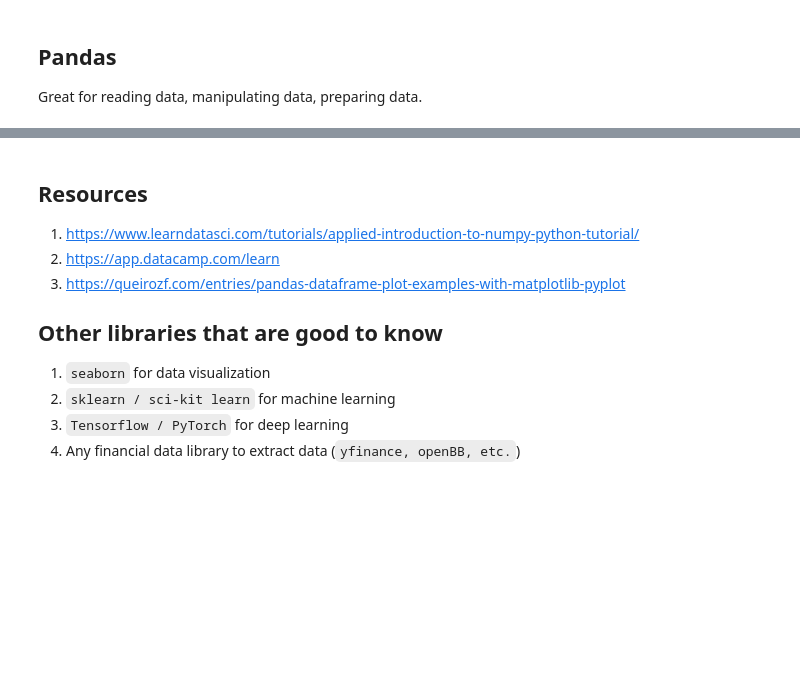
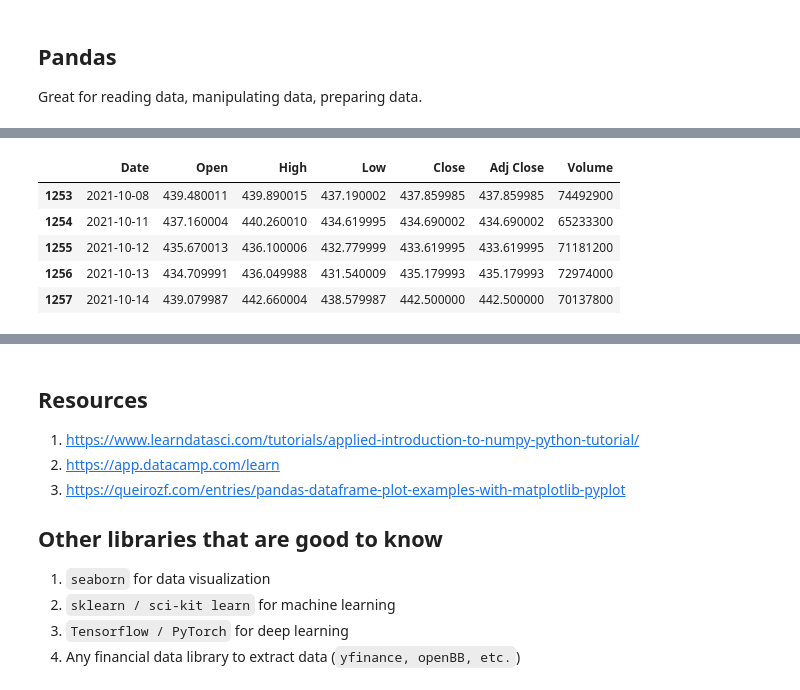
Before and after one commit to irened123/qj-s24, a Jupyter notebook: lecture0_crashcourse.ipynb, the cells around one changed output, grey strips where cells are left out. Saved outputs shown, nothing was run; the diff lists cells and outputs as text; code cells hidden in the pictures; blank space fills up the shorter version.

```diff
--- a/lecture0_crashcourse.ipynb
+++ b/lecture0_crashcourse.ipynb
@@ -223,5 +238,13 @@ data
 # %%
 data.head()
 # data.tail()
+data.tail()
+# %% [output]
+|  | Date | Open | High | Low | Close | Adj Close | Volume |
+| 1253 | 2021-10-08 | 439.480011 | 439.890015 | 437.190002 | 437.859985 | 437.859985 | 74492900 |
+| 1254 | 2021-10-11 | 437.160004 | 440.260010 | 434.619995 | 434.690002 | 434.690002 | 65233300 |
+| 1255 | 2021-10-12 | 435.670013 | 436.100006 | 432.779999 | 433.619995 | 433.619995 | 71181200 |
+| 1256 | 2021-10-13 | 434.709991 | 436.049988 | 431.540009 | 435.179993 | 435.179993 | 72974000 |
+| 1257 | 2021-10-14 | 439.079987 | 442.660004 | 438.579987 | 442.500000 | 442.500000 | 70137800 |
 # %%
 data.plot('Date', 'Close')
```
Also changed, not shown: parts of 7 cells of this notebook.
